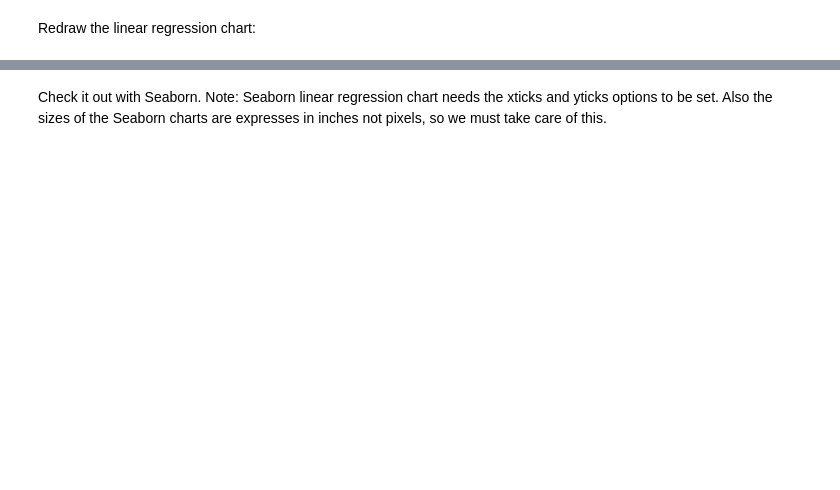
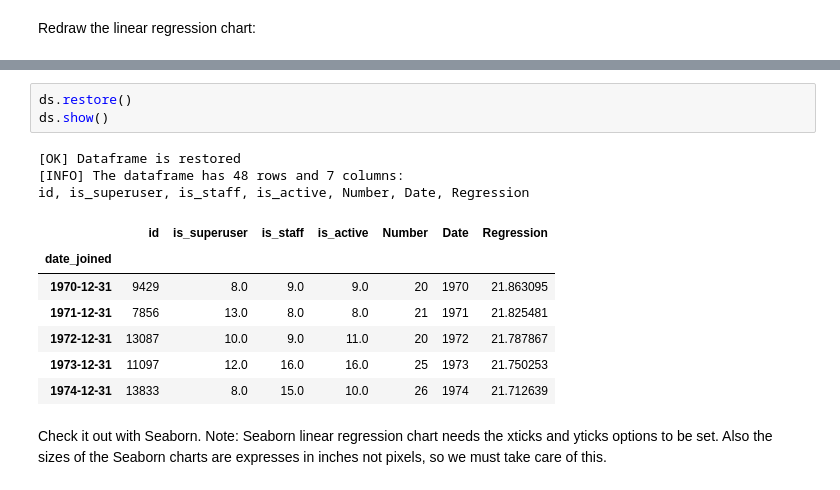
Before and after one commit to synw/dataswim-notebooks, a Jupyter notebook: Linear regression.ipynb, the cells around one changed output, grey strips where cells are left out. Drawn from its saved outputs; the diff is of its cells as text; blank space fills up the shorter version.

```diff
--- a/Linear regression.ipynb
+++ b/Linear regression.ipynb
@@ -141,3 +156,17 @@ c5*c6
+# %%
+ds.restore()
+ds.show()
+# %% [output]
+[OK] Dataframe is restored
+[INFO] The dataframe has 48 rows and 7 columns:
+id, is_superuser, is_staff, is_active, Number, Date, Regression
+|  | id | is_superuser | is_staff | is_active | Number | Date | Regression |
+| date_joined |  |  |  |  |  |  |  |
+| 1970-12-31 | 9429 | 8.0 | 9.0 | 9.0 | 20 | 1970 | 21.863095 |
+| 1971-12-31 | 7856 | 13.0 | 8.0 | 8.0 | 21 | 1971 | 21.825481 |
+| 1972-12-31 | 13087 | 10.0 | 9.0 | 11.0 | 20 | 1972 | 21.787867 |
+| 1973-12-31 | 11097 | 12.0 | 16.0 | 16.0 | 25 | 1973 | 21.750253 |
+| 1974-12-31 | 13833 | 8.0 | 15.0 | 10.0 | 26 | 1974 | 21.712639 |
 # %% [markdown]
 Check it out with Seaborn. Note: Seaborn linear regression chart needs the xticks and yticks options to be set. Also the sizes of the Seaborn charts are expresses in inches not pixels, so we must take care of this.
 # %%
```
Also changed, not shown: parts of 12 cells of this notebook, 5 other files.
